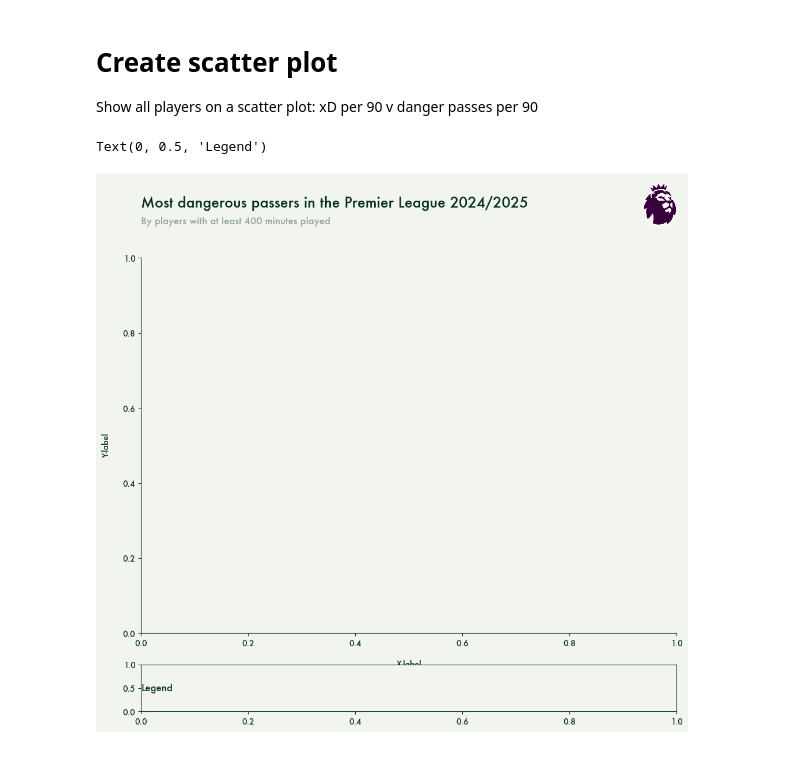
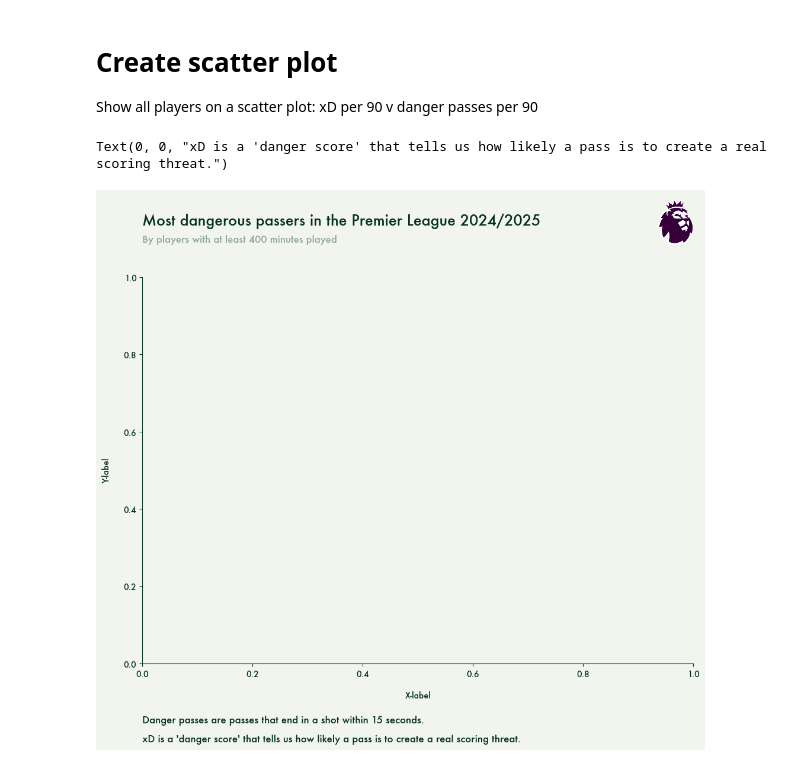
Before and after one commit to MarijnSt/soccermatics-project-2, a Jupyter notebook: notebooks/viz.ipynb, the cells around one changed output. Saved outputs shown, nothing was run; the diff lists cells and outputs as text; code cells hidden in the pictures.

Commit message:
feat: legend of scatter plot

```diff
--- a/notebooks/viz.ipynb
+++ b/notebooks/viz.ipynb
@@ -35,7 +35,7 @@ legend_ax = fig.add_subplot(gs[2])
 
 # Hide axis
 heading_ax.axis('off')
-# legend_ax.axis('off')
+legend_ax.axis('off')
 
 # Hide spines
 main_ax.spines['top'].set_visible(False)
@@ -56,33 +56,41 @@ heading_ax.text(
     'By players with at least 400 minutes played',
     fontsize=style_config['sizes']['p'],
     ha='left',
     va='bottom',
     alpha=style_config['alpha']
 )
 
 # PL logo
 logo_path = '../assets/pl-logo.png'
 logo = mpimg.imread(logo_path)
 imagebox = OffsetImage(logo, zoom=0.25)
 ab = AnnotationBbox(
     imagebox,
     (1, 0),                     # location of annotation box
     xycoords='axes fraction',   # use axes fraction coordinates: relative to axes and percentage of axes for position
     box_alignment=(1, 0),       # alignment of the annotation box: (1, 0) means right-aligned and bottom-aligned
     frameon=False               # don't show the frame of the annotation box
 )
 heading_ax.add_artist(ab)
 
 main_ax.set_xlabel('X-label', labelpad=15)
 main_ax.set_ylabel('Y-label', labelpad=15)
 
 legend_ax.text(
     0, 0.5,
-    'Legend',
+    'Danger passes are passes that end in a shot within 15 seconds.',
     fontsize=style_config['sizes']['p'],
     ha='left',
     va='center'
 )
+
+legend_ax.text(
+    0, 0,
+    'xD is a \'danger score\' that tells us how likely a pass is to create a real scoring threat.',
+    fontsize=style_config['sizes']['p'],
+    ha='left',
+    va='bottom'
+)
 # %% [output]
-Text(0, 0.5, 'Legend')
+Text(0, 0, "xD is a 'danger score' that tells us how likely a pass is to create a real scoring threat.")
-[figure, old version]
+[figure, new version]
```
